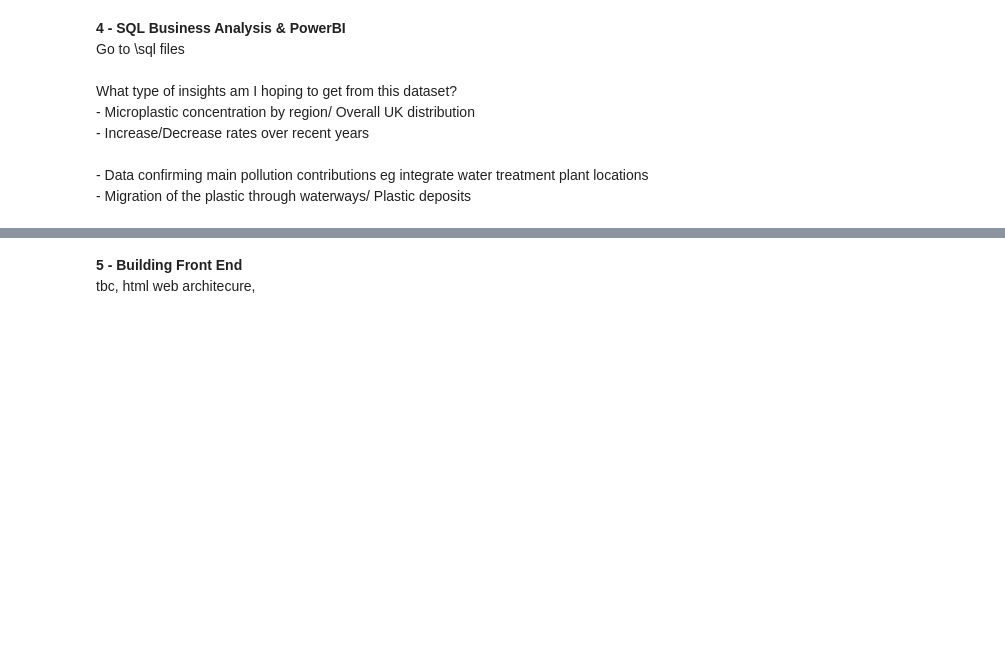
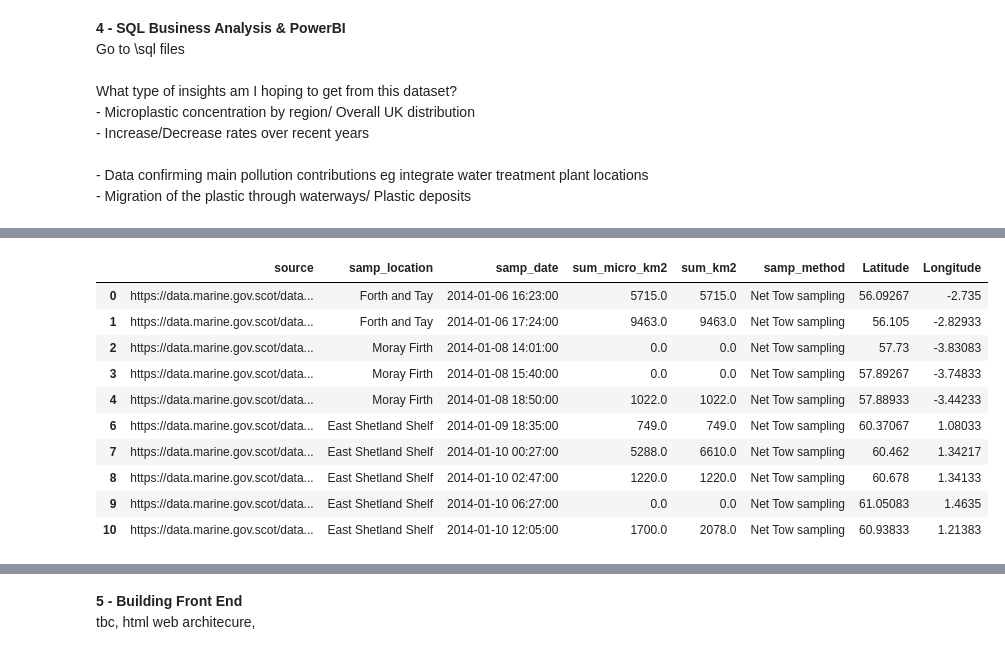
Before and after one commit to fonkerina/Microplastic-Tracker, a Jupyter notebook: MAIN.ipynb, the cells around one changed output, grey strips where cells are left out. Saved outputs shown, nothing was run; the diff lists cells and outputs as text; code cells hidden in the pictures; blank space fills up the shorter version.

```diff
--- a/MAIN.ipynb
+++ b/MAIN.ipynb
@@ -369,0 +593,3 @@ scots_dat.to_sql(
+# %%
+scots_full_spatial = scots_full_spatial.rename(columns = {'Decimal Latitude at deployment (WGS84)' : 'Latitude', 'Decimal Longitude at deployment (WGS84)' : 'Longitude'})
+scots_full_spatial.head()
@@ -369,0 +603,21 @@ scots_dat.to_sql(
+# %%
+# Initialise input data
+# remove offshore in scots dataset to create an inland dataset
+ind_to_drop = scots_full_spatial[scots_full_spatial['samp_location'].str.contains('Offshore')].index
+scots_inland = scots_full_spatial.drop(index = ind_to_drop)
+
+inland_dat = pd.concat([gp_full_spatial, scots_inland], axis = 'index')
+inland_dat = inland_dat.sort_values(by = ['samp_date'])
+inland_dat.head(n = 10)
+# %% [output]
+|  | source | samp_location | samp_date | sum_micro_km2 | sum_km2 | samp_method | Latitude | Longitude |
+| 0 | https://data.marine.gov.scot/data... | Forth and Tay | 2014-01-06 16:23:00 | 5715.0 | 5715.0 | Net Tow sampling | 56.09267 | -2.735 |
+| 1 | https://data.marine.gov.scot/data... | Forth and Tay | 2014-01-06 17:24:00 | 9463.0 | 9463.0 | Net Tow sampling | 56.105 | -2.82933 |
+| 2 | https://data.marine.gov.scot/data... | Moray Firth | 2014-01-08 14:01:00 | 0.0 | 0.0 | Net Tow sampling | 57.73 | -3.83083 |
+| 3 | https://data.marine.gov.scot/data... | Moray Firth | 2014-01-08 15:40:00 | 0.0 | 0.0 | Net Tow sampling | 57.89267 | -3.74833 |
+| 4 | https://data.marine.gov.scot/data... | Moray Firth | 2014-01-08 18:50:00 | 1022.0 | 1022.0 | Net Tow sampling | 57.88933 | -3.44233 |
+| 6 | https://data.marine.gov.scot/data... | East Shetland Shelf | 2014-01-09 18:35:00 | 749.0 | 749.0 | Net Tow sampling | 60.37067 | 1.08033 |
+| 7 | https://data.marine.gov.scot/data... | East Shetland Shelf | 2014-01-10 00:27:00 | 5288.0 | 6610.0 | Net Tow sampling | 60.462 | 1.34217 |
+| 8 | https://data.marine.gov.scot/data... | East Shetland Shelf | 2014-01-10 02:47:00 | 1220.0 | 1220.0 | Net Tow sampling | 60.678 | 1.34133 |
+| 9 | https://data.marine.gov.scot/data... | East Shetland Shelf | 2014-01-10 06:27:00 | 0.0 | 0.0 | Net Tow sampling | 61.05083 | 1.4635 |
+| 10 | https://data.marine.gov.scot/data... | East Shetland Shelf | 2014-01-10 12:05:00 | 1700.0 | 2078.0 | Net Tow sampling | 60.93833 | 1.21383 |
```
Also changed, not shown: parts of 38 cells of this notebook.
